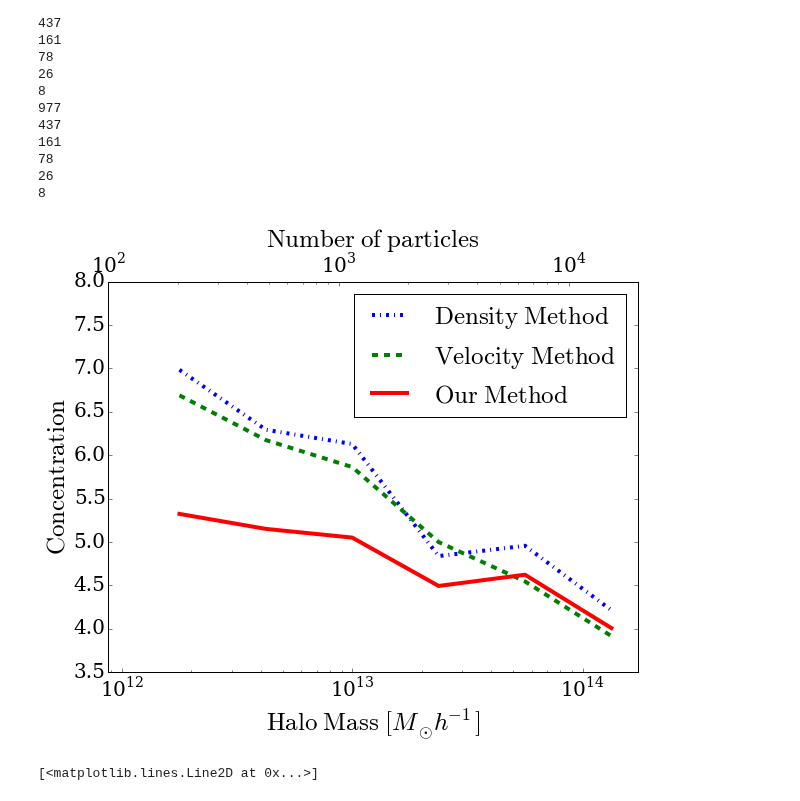
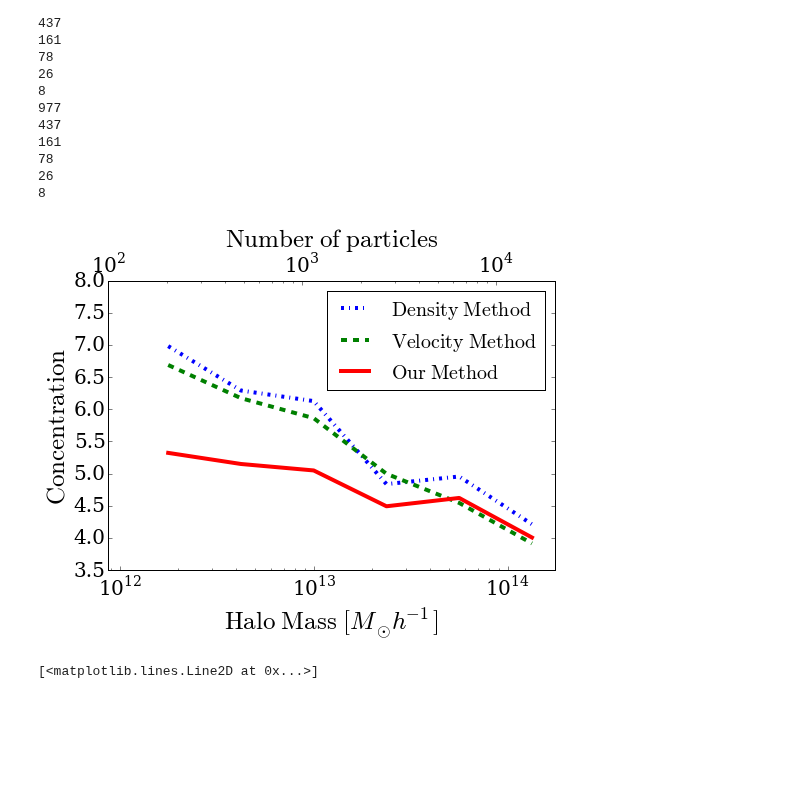
Before and after one commit to astroandes/MACH, a Jupyter notebook: plots/ComparisonPlots.ipynb, the cells around one changed output. Cells and saved outputs as stored; diff of their text form; code cells hidden in the pictures; blank space fills up the shorter version.

Commit message:
produces concentration plot

```diff
--- a/plots/ComparisonPlots.ipynb
+++ b/plots/ComparisonPlots.ipynb
@@ -91,36 +91,37 @@ conc_median[:,2], conc_down[:,2], conc_up[:,2] = get_stats(log_mass_mass,conc_ma
 26
 8
 # %%
-fig = plt.figure(figsize=(9.5,7.0))
+fig = plt.figure(figsize=(8.0,6.0))
 ax = plt.axes()
 
 enlarge_labels(ax,20)
 
 
 
 estilos = ['-.', '--', '-']
 colores = ['blue', 'green', 'red']
 origen = ['$\mathrm{Density\ Method}$','$\mathrm{Velocity\ Method}$','$\mathrm{Our\ Method}$']
 for i in range(3):
-    plt.plot(10**mid_log_mass_interval,conc_median[:,i],colores[i],lw=4,linestyle=estilos[i], label=origen[i])
+    ax.plot(10**mid_log_mass_interval,conc_median[:,i],colores[i],lw=4,linestyle=estilos[i], label=origen[i])
 
-plt.legend(loc=1, borderaxespad=0.5, prop={'size':25})
+ax.legend(loc=1, borderaxespad=0.5, prop={'size':20})
 plt.xlim([1E2*particle_mass,2E4*particle_mass])
 plt.ylim([3.5,8])
 #ax.plot(mid_log_mass_interval-np.log10(particle_mass),conc_median[:,0], lw=0)
 
 ax2 = ax.twiny()
 enlarge_labels(ax2,20)
 
+plt.subplots_adjust(bottom=0.18, top=0.85)
 ax2.set_xscale('log')
 ax2.set_xlim([1E2,2E4])
 ax2.set_xlabel('$\mathrm{Number\ of\ particles}$',fontsize=25)
 ax.set_xscale('log')
 ax.set_xlabel('$\mathrm{Halo\ Mass}\ [M_{\odot} h^{-1}]$',fontsize=25)
 ax.set_ylabel('$\mathrm{Concentration}$',fontsize=25)
 plt.savefig("concentration.pdf")
 # %% [output]
-[figure, old version]
+[figure, new version]
 # %%
 scatter(log10(conc_mass_sorted), log10(conc_velocity_sorted))
 x = linspace(0.0,1.4, 100)
```
